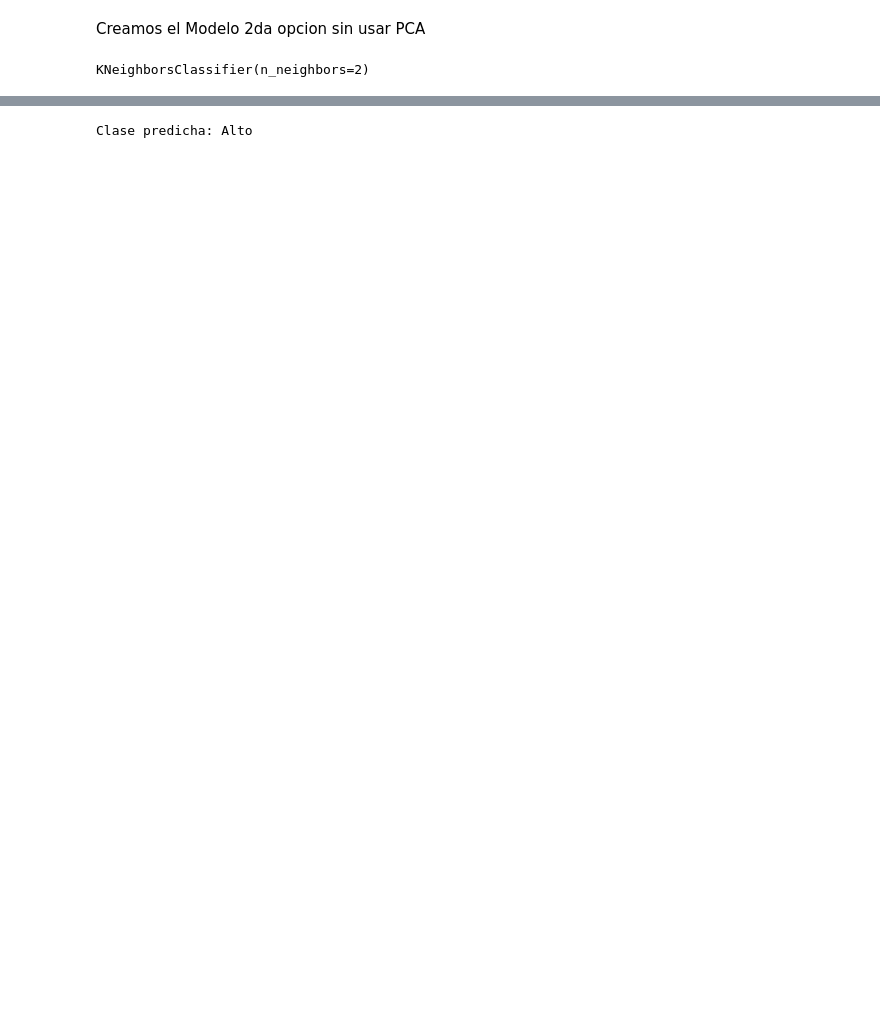
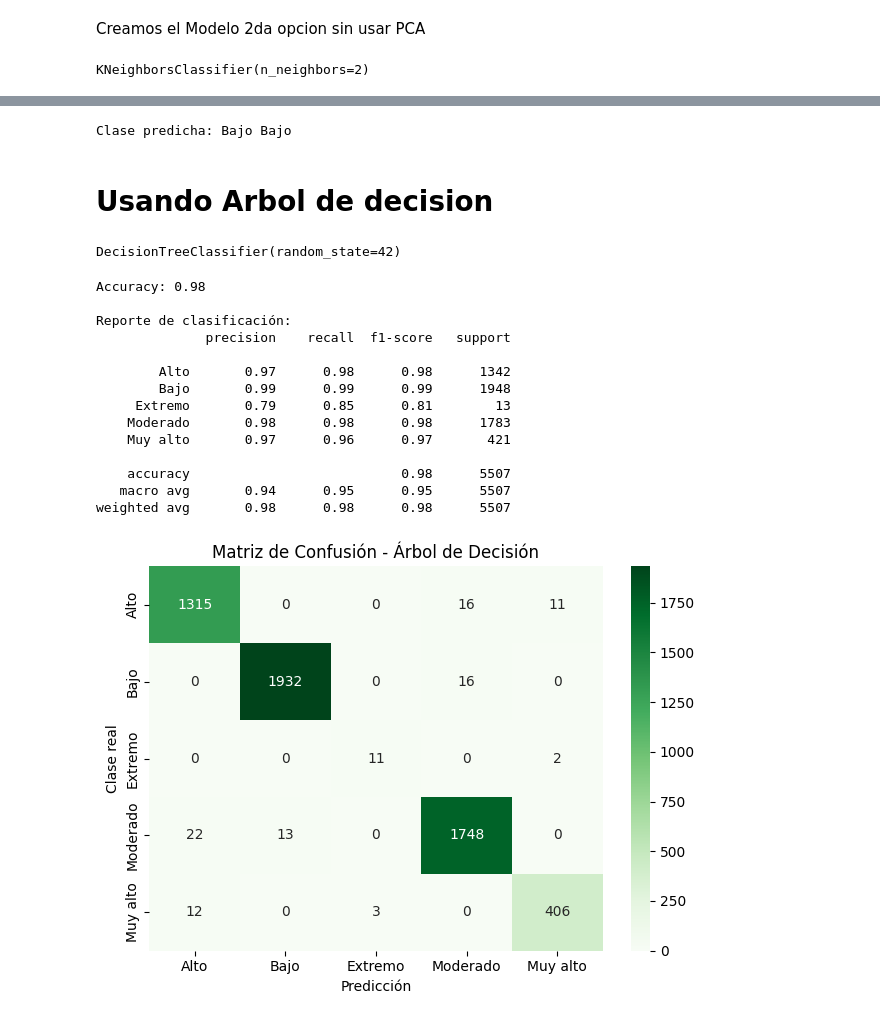
Before and after one commit to Axumis/Parcial_Aprendizaje_Automatico, a Jupyter notebook: models/Prueba_de_aprendizaje_automatico_entrenamiento.ipynb, the cells around one changed output, grey strips where cells are left out. Saved outputs shown, nothing was run; the diff lists cells and outputs as text; code cells hidden in the pictures; blank space fills up the shorter version.

```diff
--- a/models/Prueba_de_aprendizaje_automatico_entrenamiento.ipynb
+++ b/models/Prueba_de_aprendizaje_automatico_entrenamiento.ipynb
@@ -263,8 +266,11 @@ nueva_muestra_escalada = scaler.transform(nueva_muestra)
 # %%
 # Predecir la clase
 prediccion = knn.predict(nueva_muestra_escalada)
+prediccion2 = knn.predict(nueva_muestra_escalada2)
 
 # Mostrar resultado
-print("Clase predicha:", prediccion[0])
+print("Clase predicha:", prediccion[0], prediccion2[0])
 # %% [output]
-Clase predicha: Alto
+Clase predicha: Bajo Bajo
+# %% [markdown]
+# Usando Arbol de decision
@@ -270,0 +283,43 @@ Clase predicha: Alto
+# %%
+# Suponiendo que tus variables predictoras están en X y la variable objetivo en y
+X_train, X_test, y_train, y_test = train_test_split(X, y, random_state=42)
+# %%
+tree = DecisionTreeClassifier(random_state=42)
+tree.fit(X_train, y_train)
+# %% [output]
+DecisionTreeClassifier(random_state=42)
+# %%
+y_pred = tree.predict(X_test)
+
+# Accuracy
+print(f"Accuracy: {accuracy_score(y_test, y_pred):.2f}")
+
+# Reporte de clasificación
+print("\nReporte de clasificación:")
+print(classification_report(y_test, y_pred))
+
+# Matriz de confusión
+cm = confusion_matrix(y_test, y_pred)
+sns.heatmap(cm, annot=True, fmt='d', cmap='Greens',
+            xticklabels=tree.classes_, yticklabels=tree.classes_)
+plt.xlabel("Predicción")
+plt.ylabel("Clase real")
+plt.title("Matriz de Confusión - Árbol de Decisión")
+plt.tight_layout()
+plt.show()
+# %% [output]
+Accuracy: 0.98
+
+Reporte de clasificación:
+              precision    recall  f1-score   support
+
+        Alto       0.97      0.98      0.98      1342
+        Bajo       0.99      0.99      0.99      1948
+     Extremo       0.79      0.85      0.81        13
+    Moderado       0.98      0.98      0.98      1783
+    Muy alto       0.97      0.96      0.97       421
+
+    accuracy                           0.98      5507
+   macro avg       0.94      0.95      0.95      5507
+weighted avg       0.98      0.98      0.98      5507
+[figure, added]
```
Also changed, not shown: parts of 12 cells of this notebook.
